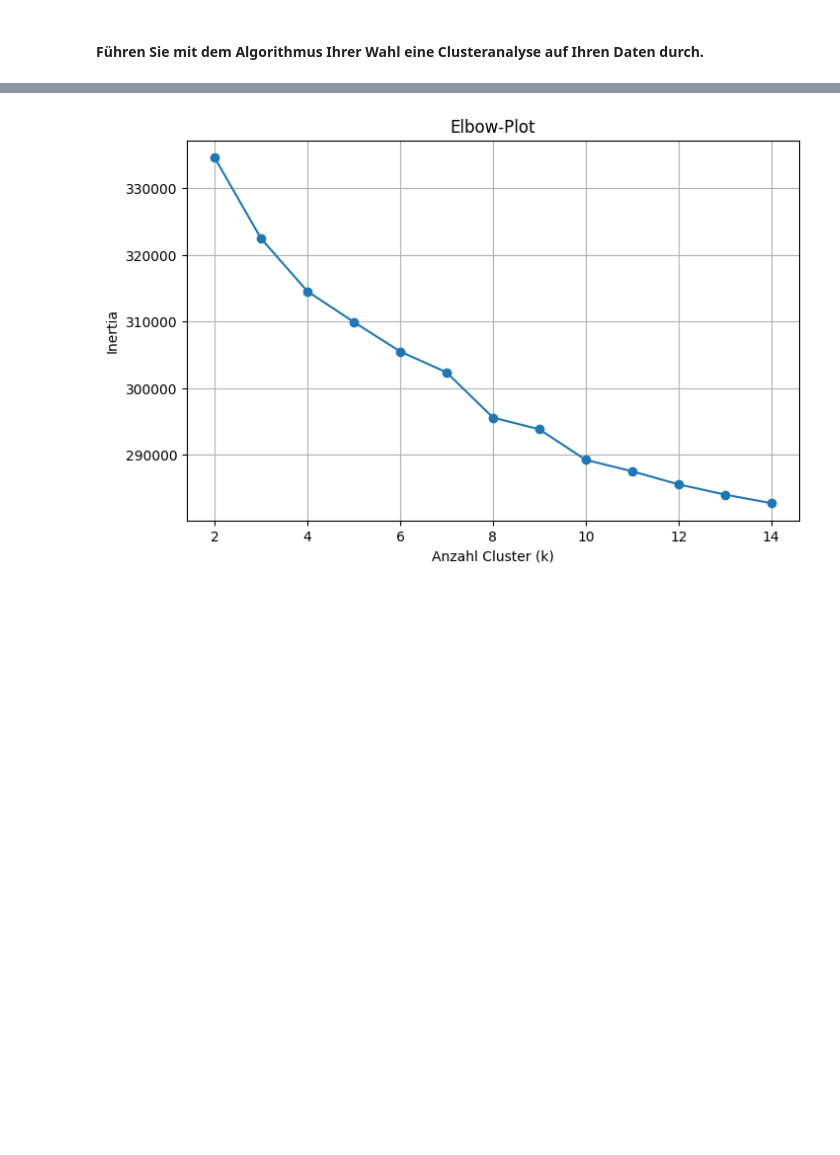
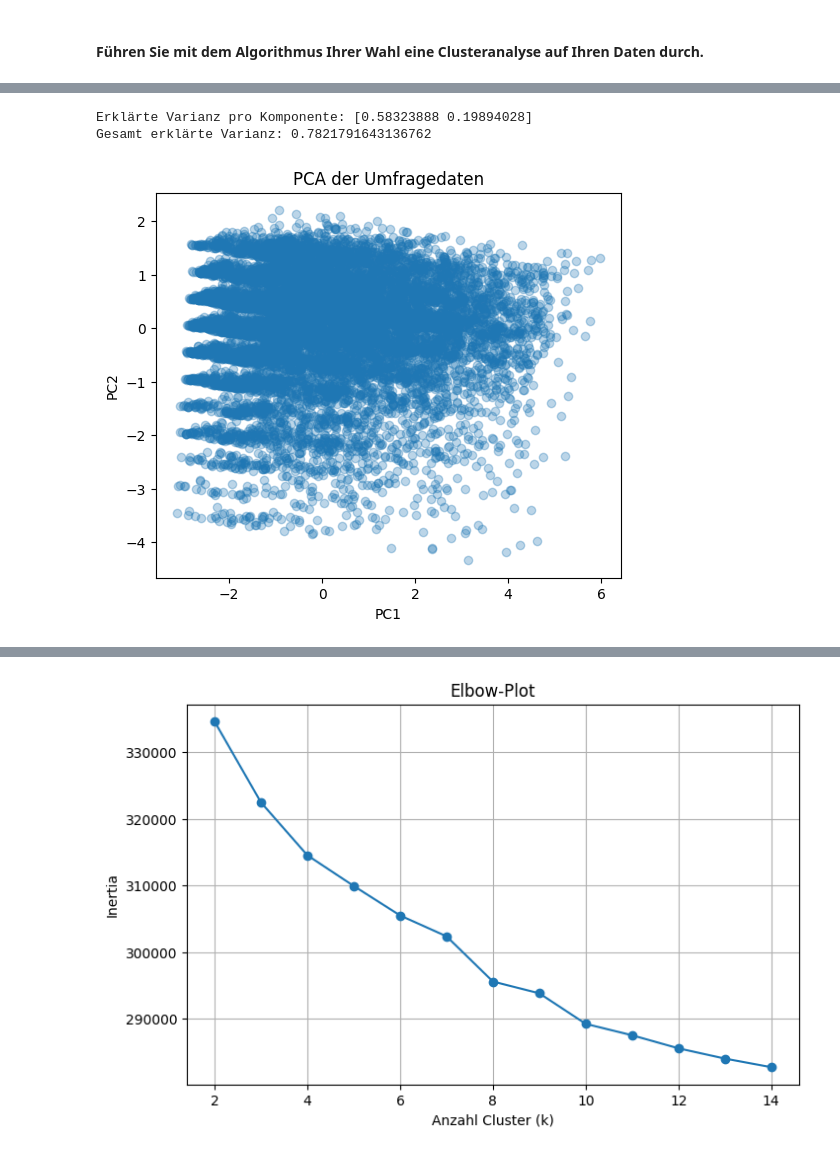
Before and after one commit to Moritz148/data-analytics-project, a Jupyter notebook: Mindestanforderungen5_Denny.ipynb, the cells around one changed output, grey strips where cells are left out. Saved outputs shown, nothing was run; the diff lists cells and outputs as text; code cells hidden in the pictures; blank space fills up the shorter version.

```diff
--- a/Mindestanforderungen5_Denny.ipynb
+++ b/Mindestanforderungen5_Denny.ipynb
@@ -52,3 +55,42 @@ plt.show()
+# %%
+import pandas as pd
+from sklearn.preprocessing import StandardScaler
+from sklearn.decomposition import PCA
+import matplotlib.pyplot as plt
+
+# 1. Daten laden
+columns_to_use = ['MaxAge', 'YearsCode', 'WorkExp', 'JobSat', 'ConvertedCompYearly']
+df = pd.read_csv("survey_results_shortened.csv", usecols=columns_to_use)
+
+# Optional: Ausreißer beim Gehalt entfernen (wie bei euch)
+df = df[df['ConvertedCompYearly'] <= df['ConvertedCompYearly'].quantile(0.98)]
+
+# 2. Fehlende Werte entfernen
+df_clean = df.dropna()
+
+# 3. Skalieren (wichtig für PCA!)
+scaler = StandardScaler()
+X_scaled = scaler.fit_transform(df_clean)
+
+# 4. PCA mit 2 Komponenten (zur Visualisierung)
+pca = PCA(n_components=2)
+X_pca = pca.fit_transform(X_scaled)
+
+# 5. Varianz anzeigen
+print("Erklärte Varianz pro Komponente:", pca.explained_variance_ratio_)
+print("Gesamt erklärte Varianz:", pca.explained_variance_ratio_.sum())
+
+# 6. Scatterplot der PCA-Komponenten
+plt.figure(figsize=(6, 5))
+plt.scatter(X_pca[:, 0], X_pca[:, 1], alpha=0.3)
+plt.xlabel("PC1")
+plt.ylabel("PC2")
+plt.title("PCA der Umfragedaten")
+plt.show()
+# %% [output]
+Erklärte Varianz pro Komponente: [0.58323888 0.19894028]
+Gesamt erklärte Varianz: 0.7821791643136762
+[figure, added]
 # %%
 from sklearn.cluster import KMeans
 from sklearn.metrics import silhouette_score
```
Also changed, not shown: parts of 8 cells of this notebook.
